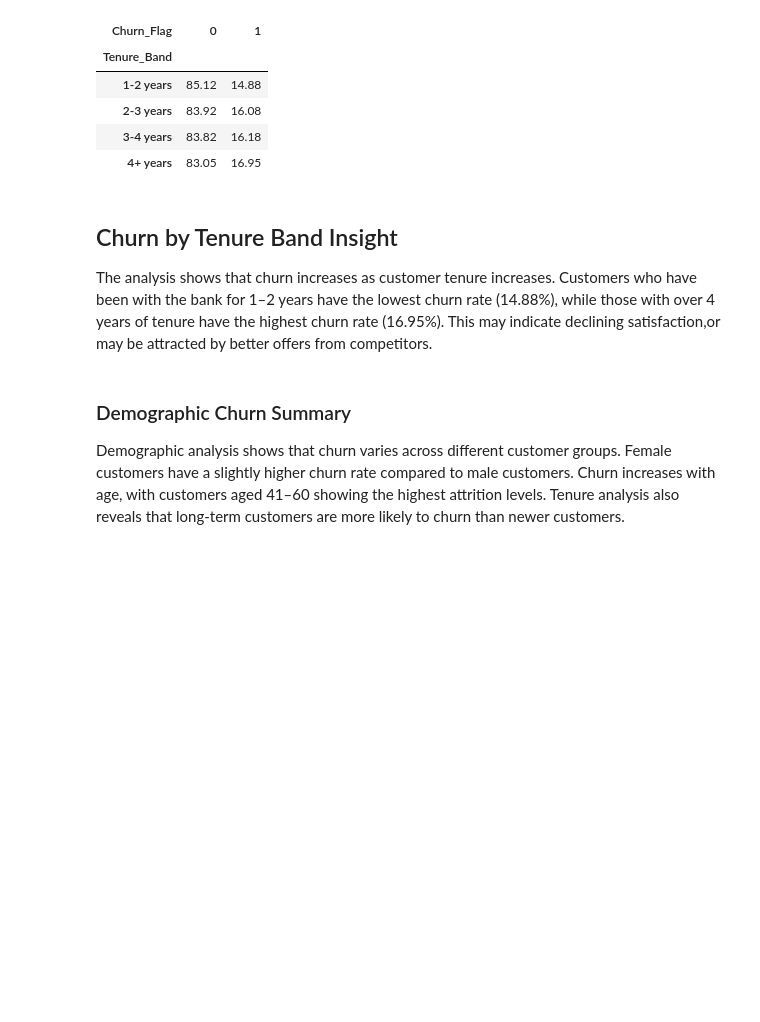
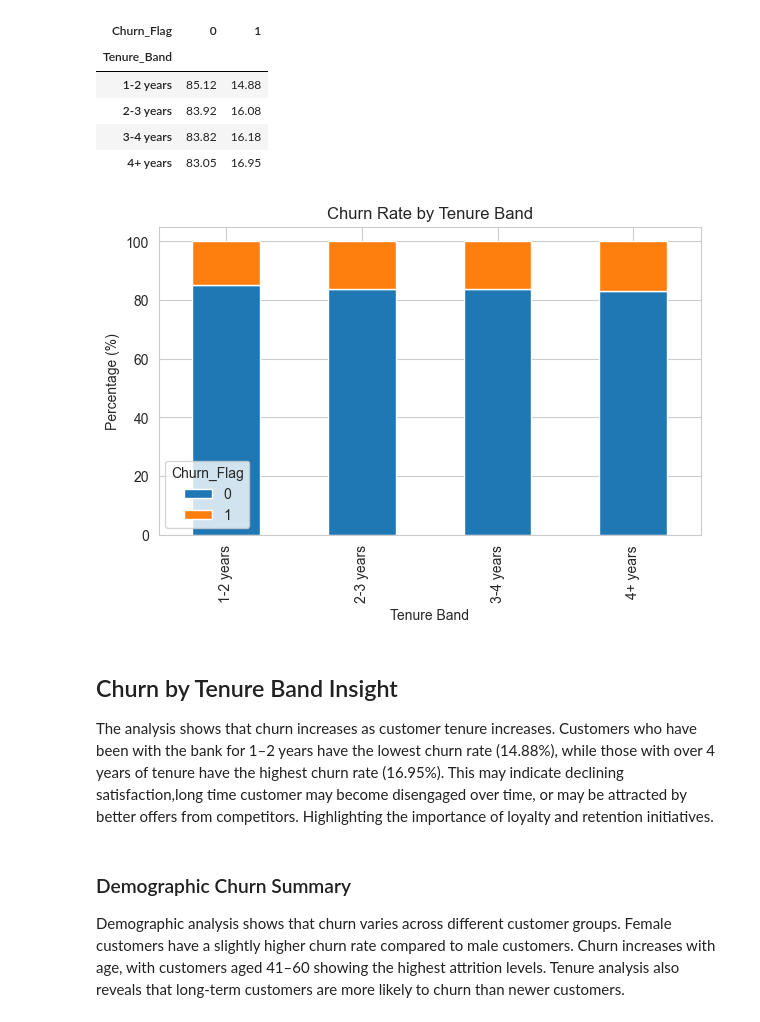
Before and after one commit to funmiafola/Credit_Card_Customer_Churn_Project, a Jupyter notebook: jupyter_notebooks/EDA_Churn_Analysis.ipynb, the cells around one changed output. Cells and saved outputs as stored; diff of their text form; code cells hidden in the pictures; blank space fills up the shorter version.

```diff
--- a/jupyter_notebooks/EDA_Churn_Analysis.ipynb
+++ b/jupyter_notebooks/EDA_Churn_Analysis.ipynb
@@ -74,11 +141,26 @@ churn_tenure.round(2)
 | 2-3 years | 83.92 | 16.08 |
 | 3-4 years | 83.82 | 16.18 |
 | 4+ years | 83.05 | 16.95 |
+# %%
+# Churn by Tenure Graph
+churn_tenure.plot(
+    kind="bar",
+    stacked=True,
+    figsize=(7,4)
+)
+
+plt.title("Churn Rate by Tenure Band")
+plt.ylabel("Percentage (%)")
+plt.xlabel("Tenure Band")
+
+plt.show()
+# %% [output]
+[figure, added]
 # %% [markdown]
 ## Churn by Tenure Band Insight
 The analysis shows that churn increases as customer tenure increases.
 Customers who have been with the bank for 1–2 years have the lowest churn rate (14.88%), while those with over 4 years of tenure have the highest churn rate (16.95%).
-This may indicate declining satisfaction,or may be attracted by better offers from competitors.
+This may indicate declining satisfaction,long time customer may become disengaged over time, or may be attracted by better offers from competitors. Highlighting the importance of loyalty and retention initiatives.
 # %% [markdown]
 ### Demographic Churn Summary
 Demographic analysis shows that churn varies across different customer groups.
```
Also changed, not shown: parts of 65 cells of this notebook, 1 other file.
